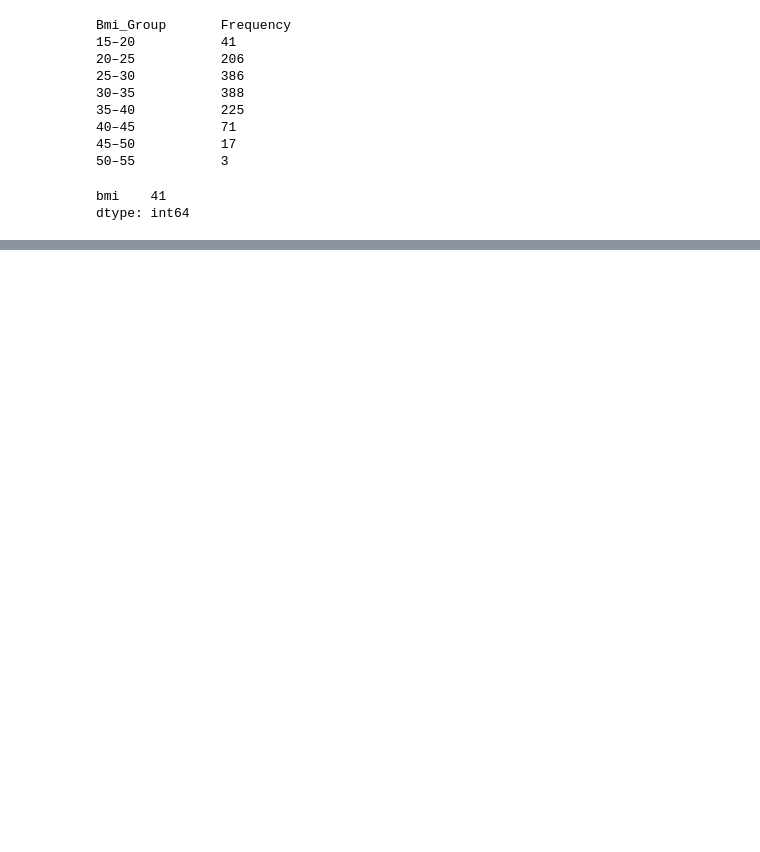
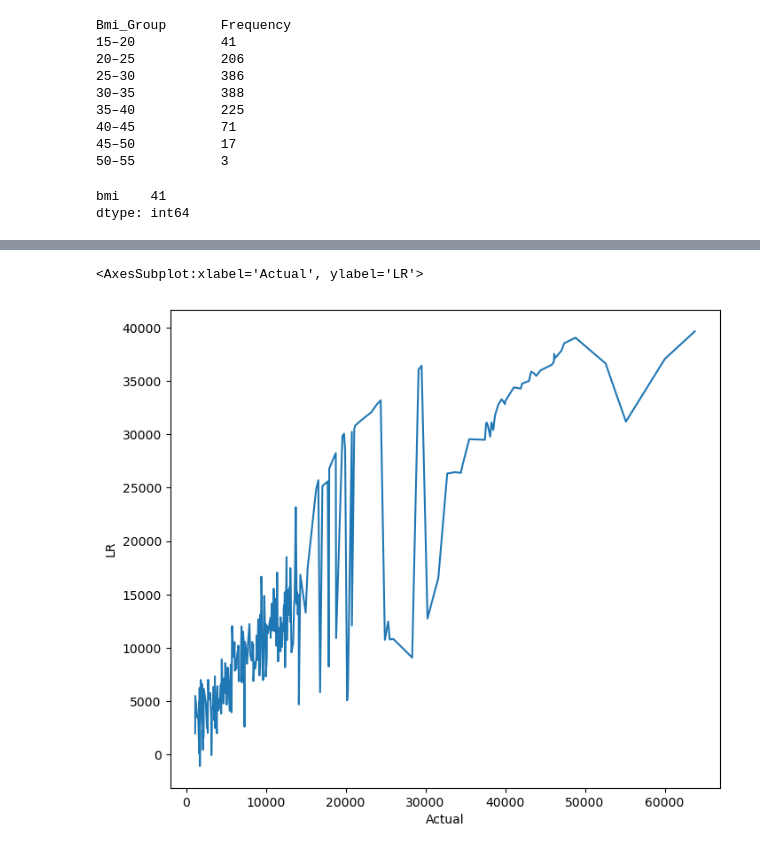
Before and after one commit to AlisTamang10/Python-Basics, a Jupyter notebook: Data Analysis/Linear_regression on insurance csv.ipynb, the cells around one changed output, grey strips where cells are left out. Cells and saved outputs as stored; diff of their text form; code cells hidden in the pictures; blank space fills up the shorter version.

```diff
--- a/Data Analysis/Linear_regression on insurance csv.ipynb
+++ b/Data Analysis/Linear_regression on insurance csv.ipynb
@@ -431,0 +439,2 @@ dtype: int64
+# %%
+y_predrfr = RFR.predict(X_test)
@@ -431,0 +461,3 @@ dtype: int64
+# %%
+GBR = GradientBoostingRegressor()
+GBR.fit(X_train,Y_train)
@@ -431,0 +466,2 @@ dtype: int64
+# %%
+y_predgbr = GBR.predict(X_test)
@@ -431,0 +488,2 @@ dtype: int64
+# %%
+data = pd.DataFrame({'Actual':Y_test,'LR':y_pred,'SVR':y_predsvm,'RFR':y_predrfr,'GBR':y_predgbr})
@@ -431,0 +506,6 @@ dtype: int64
+# %%
+plt.figure(figsize = (8,7))
+sns.lineplot(x = 'Actual', y='LR' ,data = data)
+# %% [output]
+<AxesSubplot:xlabel='Actual', ylabel='LR'>
+[figure, added]
```
Also changed, not shown: parts of 32 cells of this notebook.
